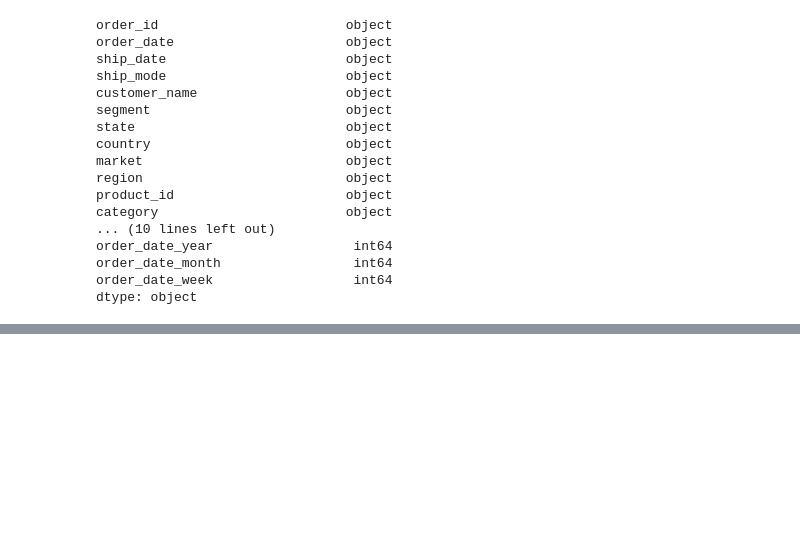
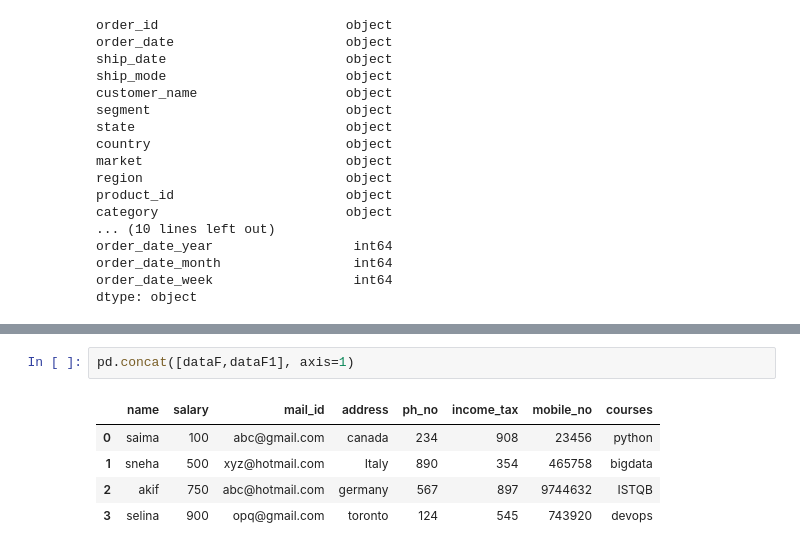
Before and after one commit to Mosharrafa/Pandas, a Jupyter notebook: Pandas.ipynb, the cells around one changed output, grey strips where cells are left out. Cells and saved outputs as stored; diff of their text form; blank space fills up the shorter version.

```diff
--- a/Pandas.ipynb
+++ b/Pandas.ipynb
@@ -1224,0 +1304,8 @@ dtype: object
+# %%
+pd.concat([dataF,dataF1], axis=1)
+# %% [output]
+|  | name | salary | mail_id | address | ph_no | income_tax | mobile_no | courses |
+| 0 | saima | 100 | abc@gmail.com | canada | 234 | 908 | 23456 | python |
+| 1 | sneha | 500 | xyz@hotmail.com | Italy | 890 | 354 | 465758 | bigdata |
+| 2 | akif | 750 | abc@hotmail.com | germany | 567 | 897 | 9744632 | ISTQB |
+| 3 | selina | 900 | opq@gmail.com | toronto | 124 | 545 | 743920 | devops |
```
Also changed, not shown: parts of 60 cells of this notebook.
